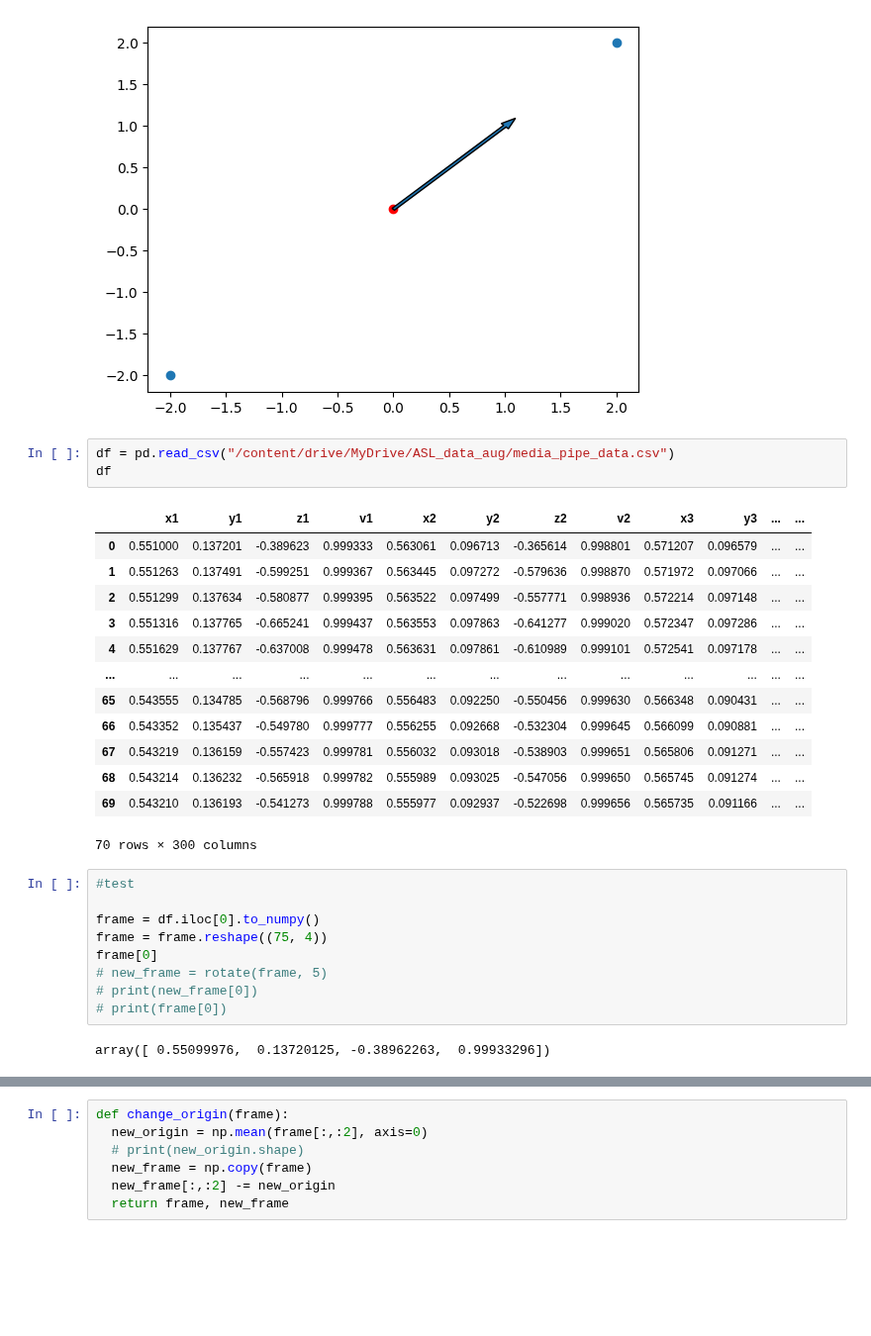
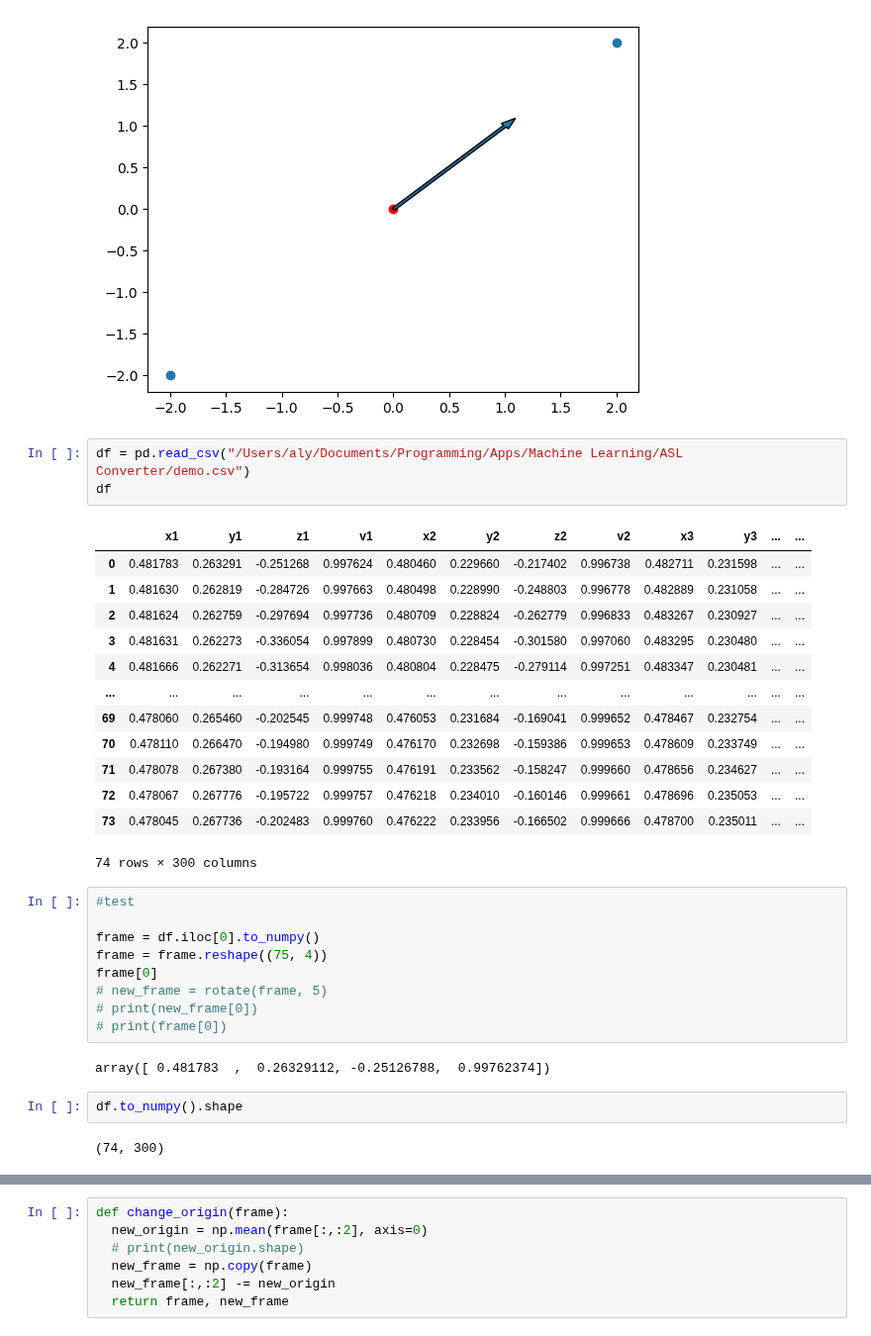
Before and after one commit to alys28/ASL-words-translator, a Jupyter notebook: data_augmentation/media_pipe_data_aug.ipynb, the cells around one changed output, grey strips where cells are left out. Shown at 99% size. Cells and saved outputs as stored; diff of their text form; blank space fills up the shorter version.

Commit message:
mediapipe data augmentation continued

```diff
--- a/data_augmentation/media_pipe_data_aug.ipynb
+++ b/data_augmentation/media_pipe_data_aug.ipynb
@@ -64,23 +62,23 @@ plt.arrow(0,0,1,1, width=0.03)
 plt.show()
 # %% [output]
 [figure]
-# %%
-df = pd.read_csv("/content/drive/MyDrive/ASL_data_aug/media_pipe_data.csv")
-df
-# %% [output]
-|  | x1 | y1 | z1 | v1 | x2 | y2 | z2 | v2 | x3 | y3 | ... | ... |
-| 0 | 0.551000 | 0.137201 | -0.389623 | 0.999333 | 0.563061 | 0.096713 | -0.365614 | 0.998801 | 0.571207 | 0.096579 | ... | ... |
-| 1 | 0.551263 | 0.137491 | -0.599251 | 0.999367 | 0.563445 | 0.097272 | -0.579636 | 0.998870 | 0.571972 | 0.097066 | ... | ... |
-| 2 | 0.551299 | 0.137634 | -0.580877 | 0.999395 | 0.563522 | 0.097499 | -0.557771 | 0.998936 | 0.572214 | 0.097148 | ... | ... |
-| 3 | 0.551316 | 0.137765 | -0.665241 | 0.999437 | 0.563553 | 0.097863 | -0.641277 | 0.999020 | 0.572347 | 0.097286 | ... | ... |
-| 4 | 0.551629 | 0.137767 | -0.637008 | 0.999478 | 0.563631 | 0.097861 | -0.610989 | 0.999101 | 0.572541 | 0.097178 | ... | ... |
-| ... | ... | ... | ... | ... | ... | ... | ... | ... | ... | ... | ... | ... |
-| 65 | 0.543555 | 0.134785 | -0.568796 | 0.999766 | 0.556483 | 0.092250 | -0.550456 | 0.999630 | 0.566348 | 0.090431 | ... | ... |
-| 66 | 0.543352 | 0.135437 | -0.549780 | 0.999777 | 0.556255 | 0.092668 | -0.532304 | 0.999645 | 0.566099 | 0.090881 | ... | ... |
-| 67 | 0.543219 | 0.136159 | -0.557423 | 0.999781 | 0.556032 | 0.093018 | -0.538903 | 0.999651 | 0.565806 | 0.091271 | ... | ... |
-| 68 | 0.543214 | 0.136232 | -0.565918 | 0.999782 | 0.555989 | 0.093025 | -0.547056 | 0.999650 | 0.565745 | 0.091274 | ... | ... |
-| 69 | 0.543210 | 0.136193 | -0.541273 | 0.999788 | 0.555977 | 0.092937 | -0.522698 | 0.999656 | 0.565735 | 0.091166 | ... | ... |
-70 rows × 300 columns
+# %%
+df = pd.read_csv("/Users/aly/Documents/Programming/Apps/Machine Learning/ASL Converter/demo.csv")
+df
+# %% [output]
+|  | x1 | y1 | z1 | v1 | x2 | y2 | z2 | v2 | x3 | y3 | ... | ... |
+| 0 | 0.481783 | 0.263291 | -0.251268 | 0.997624 | 0.480460 | 0.229660 | -0.217402 | 0.996738 | 0.482711 | 0.231598 | ... | ... |
+| 1 | 0.481630 | 0.262819 | -0.284726 | 0.997663 | 0.480498 | 0.228990 | -0.248803 | 0.996778 | 0.482889 | 0.231058 | ... | ... |
+| 2 | 0.481624 | 0.262759 | -0.297694 | 0.997736 | 0.480709 | 0.228824 | -0.262779 | 0.996833 | 0.483267 | 0.230927 | ... | ... |
+| 3 | 0.481631 | 0.262273 | -0.336054 | 0.997899 | 0.480730 | 0.228454 | -0.301580 | 0.997060 | 0.483295 | 0.230480 | ... | ... |
+| 4 | 0.481666 | 0.262271 | -0.313654 | 0.998036 | 0.480804 | 0.228475 | -0.279114 | 0.997251 | 0.483347 | 0.230481 | ... | ... |
+| ... | ... | ... | ... | ... | ... | ... | ... | ... | ... | ... | ... | ... |
+| 69 | 0.478060 | 0.265460 | -0.202545 | 0.999748 | 0.476053 | 0.231684 | -0.169041 | 0.999652 | 0.478467 | 0.232754 | ... | ... |
+| 70 | 0.478110 | 0.266470 | -0.194980 | 0.999749 | 0.476170 | 0.232698 | -0.159386 | 0.999653 | 0.478609 | 0.233749 | ... | ... |
+| 71 | 0.478078 | 0.267380 | -0.193164 | 0.999755 | 0.476191 | 0.233562 | -0.158247 | 0.999660 | 0.478656 | 0.234627 | ... | ... |
+| 72 | 0.478067 | 0.267776 | -0.195722 | 0.999757 | 0.476218 | 0.234010 | -0.160146 | 0.999661 | 0.478696 | 0.235053 | ... | ... |
+| 73 | 0.478045 | 0.267736 | -0.202483 | 0.999760 | 0.476222 | 0.233956 | -0.166502 | 0.999666 | 0.478700 | 0.235011 | ... | ... |
+74 rows × 300 columns
 # %%
 #test
 
@@ -91,5 +89,9 @@ frame[0]
 # print(new_frame[0])
 # print(frame[0])
 # %% [output]
-array([ 0.55099976,  0.13720125, -0.38962263,  0.99933296])
+array([ 0.481783  ,  0.26329112, -0.25126788,  0.99762374])
+# %%
+df.to_numpy().shape
+# %% [output]
+(74, 300)
 # %%
```
Also changed, not shown: parts of 10 cells of this notebook, 1 other file.
